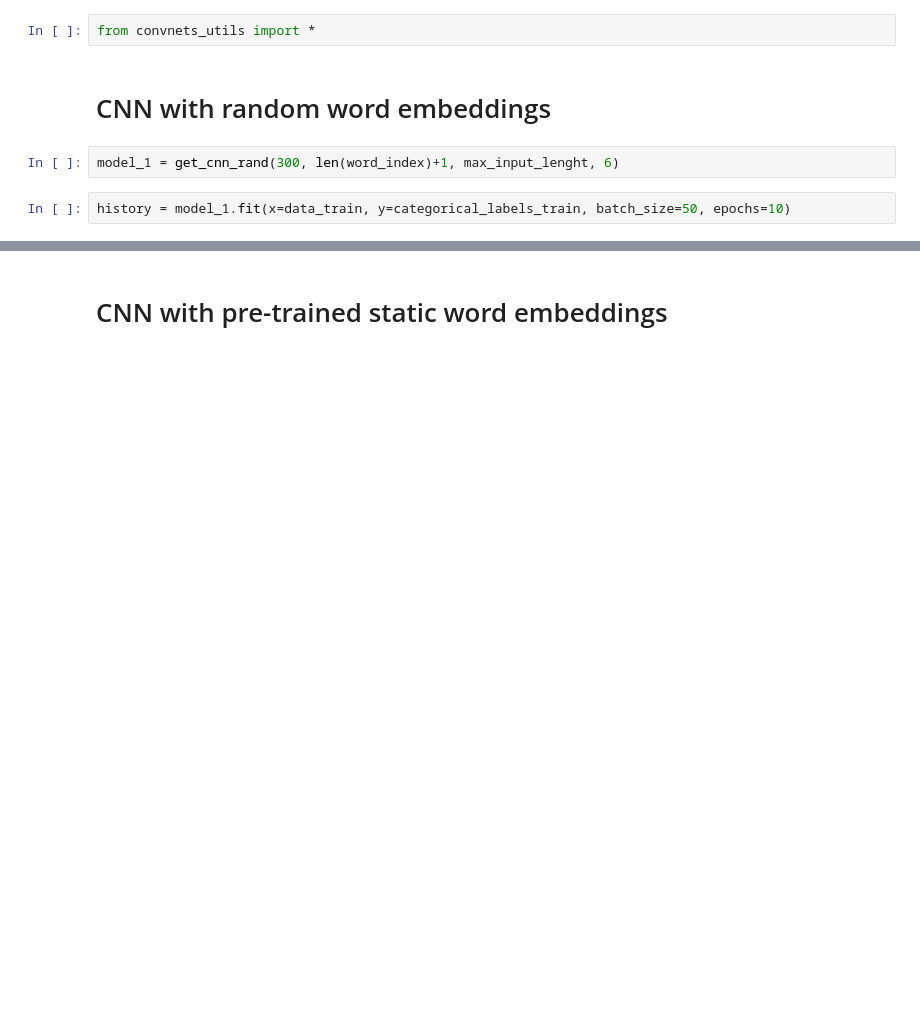
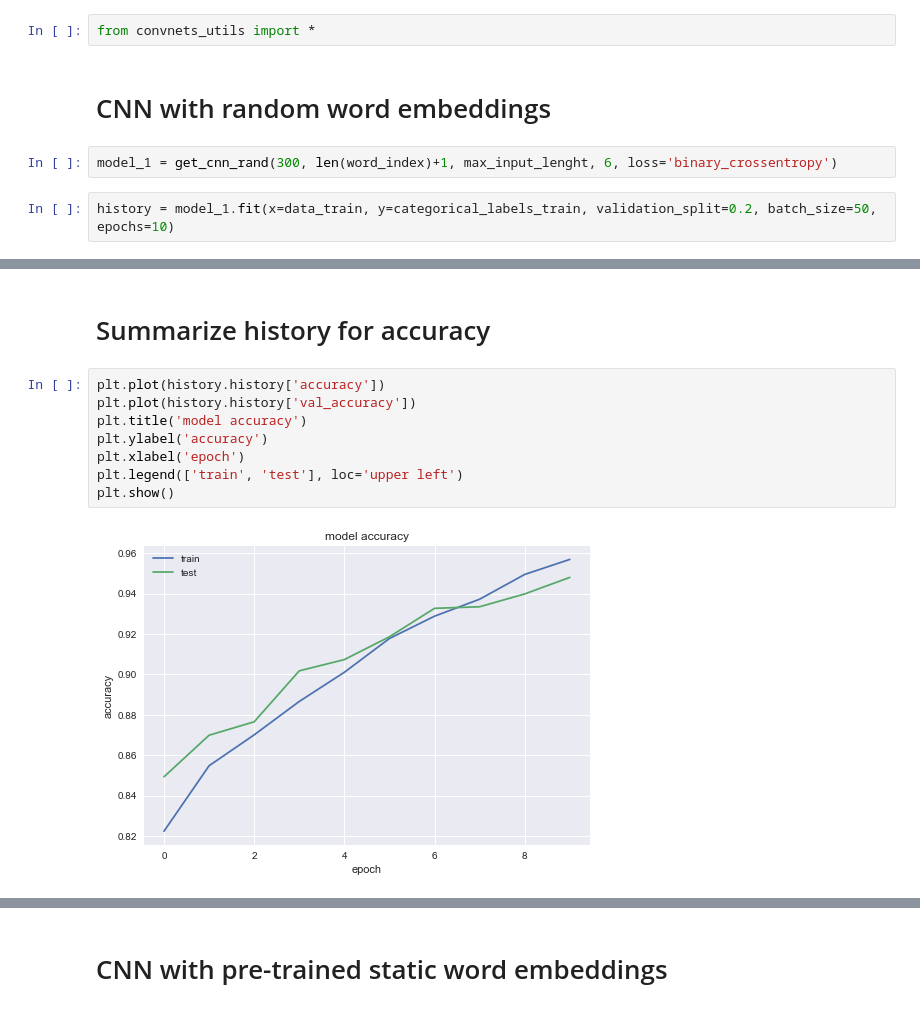
Before and after one commit to davidsbatista/ConvNets-for-Sentence-Classification, a Jupyter notebook: TREC - Question Answering.ipynb, the cells around one changed output, grey strips where cells are left out. Cells and saved outputs as stored; diff of their text form; blank space fills up the shorter version.

```diff
--- a/TREC - Question Answering.ipynb
+++ b/TREC - Question Answering.ipynb
@@ -93,7 +129,7 @@ from convnets_utils import *
 # %% [markdown]
 # CNN with random word embeddings
 # %%
-model_1 = get_cnn_rand(300, len(word_index)+1, max_input_lenght, 6)
+model_1 = get_cnn_rand(300, len(word_index)+1, max_input_lenght, 6, loss='binary_crossentropy')
 # %%
-history = model_1.fit(x=data_train, y=categorical_labels_train, batch_size=50, epochs=10)
+history = model_1.fit(x=data_train, y=categorical_labels_train, validation_split=0.2, batch_size=50, epochs=10)
 # %% [output]
@@ -116,0 +153,12 @@ Epoch 10/10
+# %% [markdown]
+# Summarize history for accuracy
+# %%
+plt.plot(history.history['accuracy'])
+plt.plot(history.history['val_accuracy'])
+plt.title('model accuracy')
+plt.ylabel('accuracy')
+plt.xlabel('epoch')
+plt.legend(['train', 'test'], loc='upper left')
+plt.show()
+# %% [output]
+[figure, added]
```
Also changed, not shown: parts of 19 cells of this notebook, 5 other files.
